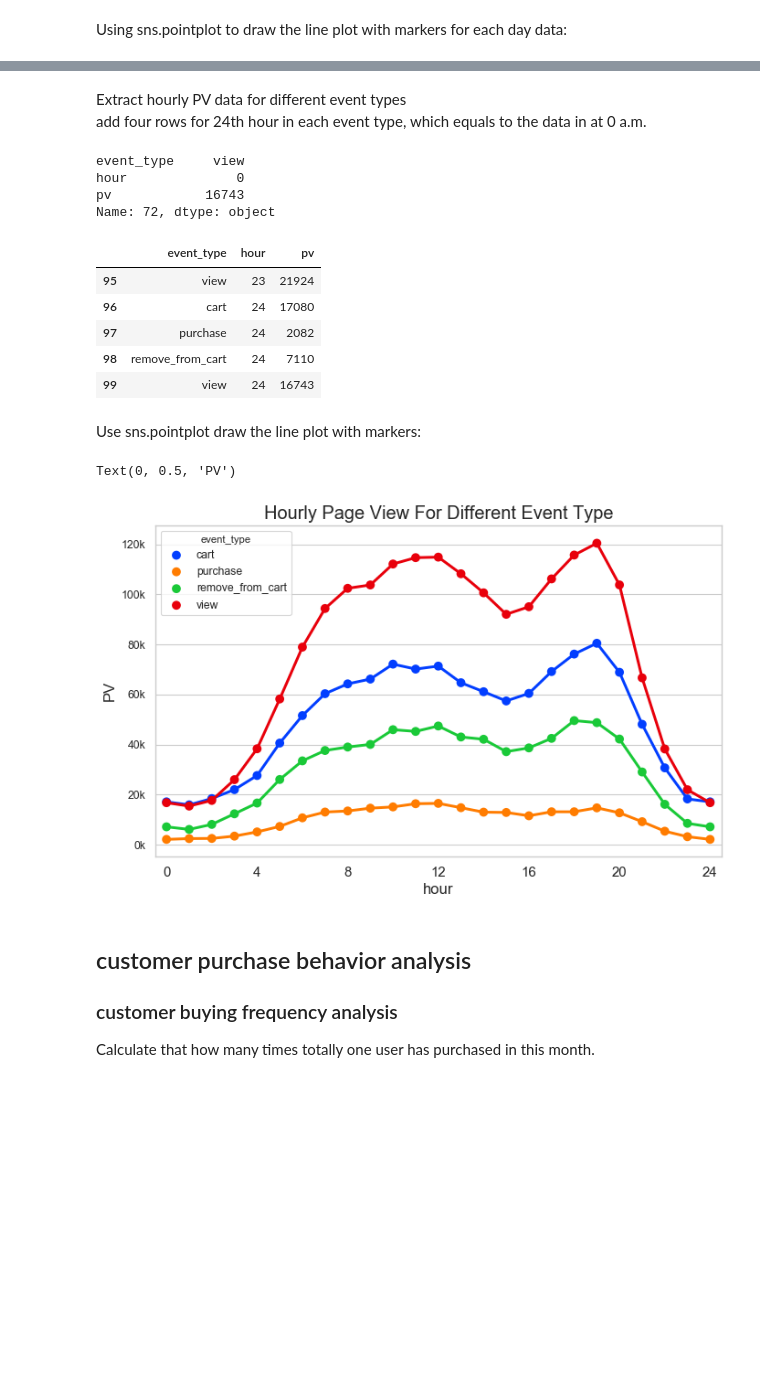
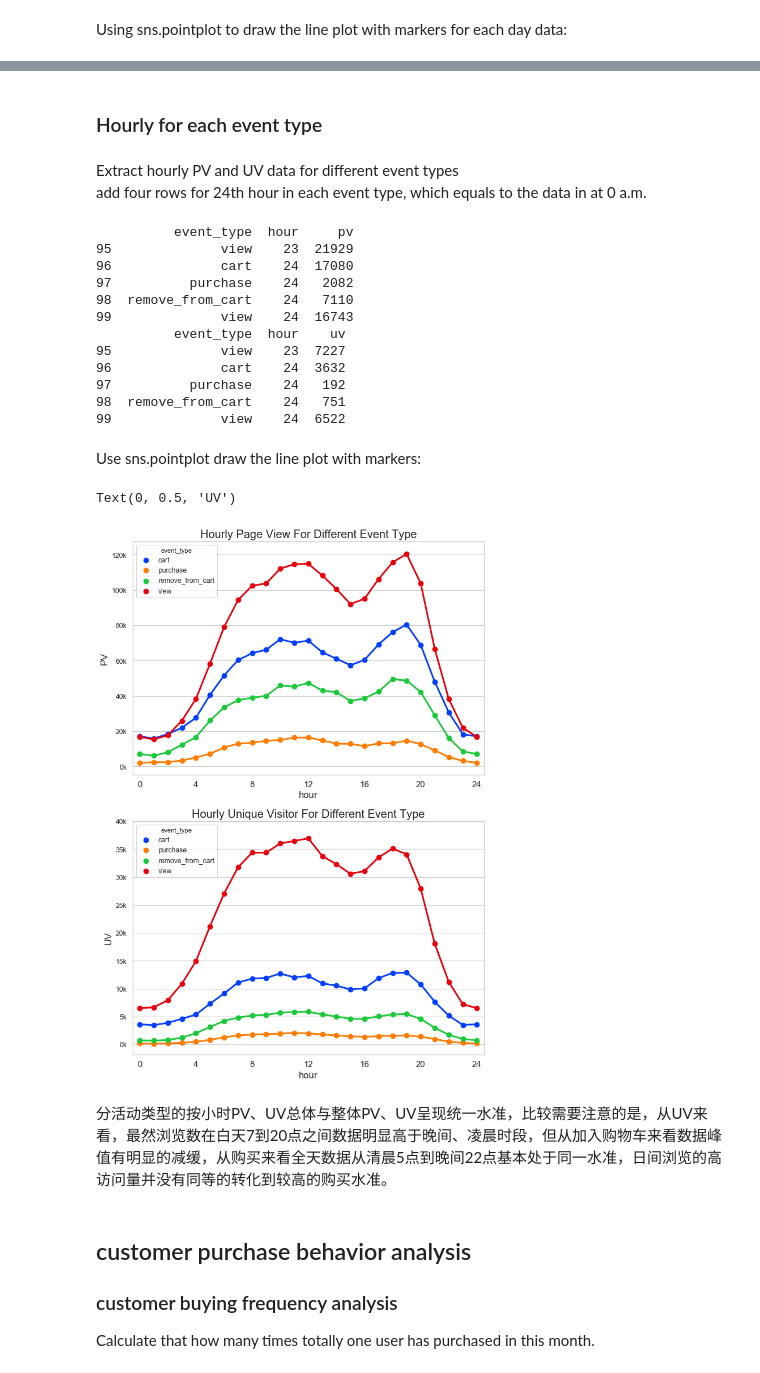
Before and after one commit to JanizzaCao/Janice_Cao_projects, a Jupyter notebook: 02_cosmetic_ecommerce/Cosmetic_Ecommerce_Shop_User_Events_Analysis.ipynb, the cells around one changed output, grey strips where cells are left out. Drawn from its saved outputs; the diff is of its cells as text; code cells hidden in the pictures; blank space fills up the shorter version.

```diff
--- a/02_cosmetic_ecommerce/Cosmetic_Ecommerce_Shop_User_Events_Analysis.ipynb
+++ b/02_cosmetic_ecommerce/Cosmetic_Ecommerce_Shop_User_Events_Analysis.ipynb
@@ -366,50 +350,73 @@ Text(0, 0.5, 'PV')
+# %% [markdown]
+### Hourly for each event type
 # %% [markdown]
-Extract hourly PV data for different event types
+Extract hourly PV and UV data for different event types
 add four rows for 24th hour in each event type, which equals to the data in at 0 a.m.
 # %%
 #hourly
 pv_event_h = df.groupby(['event_type','hour']).user_id.count().reset_index().rename(columns = {'user_id':'pv'})
-pv_event_h.iloc[72,:]
+uv_event_h = df.groupby(['event_type','hour']).user_id.nunique().reset_index().rename(columns = {'user_id':'uv'})
-# %% [output]
-event_type     view
-hour              0
-pv            16743
-Name: 72, dtype: object
 # %%
 #set 24 = 0
 pv_event_h.loc['96'] = ['cart',24,pv_event_h.iloc[0,2]]
 pv_event_h.loc['97'] = ['purchase',24,pv_event_h.iloc[24,2]]
 pv_event_h.loc['98'] = ['remove_from_cart',24,pv_event_h.iloc[48,2]]
 pv_event_h.loc['99'] = ['view',24,pv_event_h.iloc[72,2]]
-pv_event_h.tail()
+print(pv_event_h.tail())
+uv_event_h.loc['96'] = ['cart',24,uv_event_h.iloc[0,2]]
+uv_event_h.loc['97'] = ['purchase',24,uv_event_h.iloc[24,2]]
+uv_event_h.loc['98'] = ['remove_from_cart',24,uv_event_h.iloc[48,2]]
+uv_event_h.loc['99'] = ['view',24,uv_event_h.iloc[72,2]]
+print(uv_event_h.tail())
 # %% [output]
-|  | event_type | hour | pv |
-| 95 | view | 23 | 21924 |
-| 96 | cart | 24 | 17080 |
-| 97 | purchase | 24 | 2082 |
-| 98 | remove_from_cart | 24 | 7110 |
-| 99 | view | 24 | 16743 |
+          event_type  hour     pv
+95              view    23  21929
+96              cart    24  17080
+97          purchase    24   2082
+98  remove_from_cart    24   7110
+99              view    24  16743
+          event_type  hour    uv
+95              view    23  7227
+96              cart    24  3632
+97          purchase    24   192
+98  remove_from_cart    24   751
+99              view    24  6522
 # %% [markdown]
 Use sns.pointplot draw the line plot with markers:
 # %%
-fig = plt.figure(figsize = (10,6), dpi = 80)
+fig = plt.figure(figsize = (10,15), dpi = 80)
 sns.set(style = 'whitegrid', palette = 'bright')
-ax = fig.add_subplot()
+ax = fig.add_subplot(2,1,1)
 sns.pointplot(data = pv_event_h,
              x = 'hour',
              y = 'pv',
              hue = 'event_type')
 ax.set_xticks(range(0,25,4))
 ax.set_xticklabels(range(0,25,4),fontsize = 13.5)
 ax.set_yticks(range(0,120001, 20000))
 ax.set_yticklabels(["0k","20k","40k","60k",'80k','100k','120k'])
 plt.title('hourly page view for different event type'.title(), fontsize = 18)
 plt.xlabel('hour',fontsize = 15)
 plt.ylabel('PV', fontsize = 15)
 #plt.savefig('2.13 hourly page view for different event type.png')
+
+ax = fig.add_subplot(2,1,2)
+sns.pointplot(data = uv_event_h,
+             x = 'hour',
+             y = 'uv',
+             hue = 'event_type')
+ax.set_xticks(range(0,25,4))
+ax.set_xticklabels(range(0,25,4),fontsize = 13.5)
+ax.set_yticks(range(0,40001, 5000))
+ax.set_yticklabels(["0k","5k","10k","15k",'20k','25k','30k','35k','40k'])
+plt.title('hourly unique visitor for different event type'.title(), fontsize = 18)
+plt.xlabel('hour',fontsize = 15)
+plt.ylabel('UV', fontsize = 15)
 # %% [output]
-Text(0, 0.5, 'PV')
+Text(0, 0.5, 'UV')
-[figure, old version]
+[figure, new version]
+# %% [markdown]
+分活动类型的按小时PV、UV总体与整体PV、UV呈现统一水准，比较需要注意的是，从UV来看，最然浏览数在白天7到20点之间数据明显高于晚间、凌晨时段，但从加入购物车来看数据峰值有明显的减缓，从购买来看全天数据从清晨5点到晚间22点基本处于同一水准，日间浏览的高访问量并没有同等的转化到较高的购买水准。
 # %% [markdown]
 ## customer purchase behavior analysis
 ### customer buying frequency analysis
```
Also changed, not shown: parts of 101 cells of this notebook.
